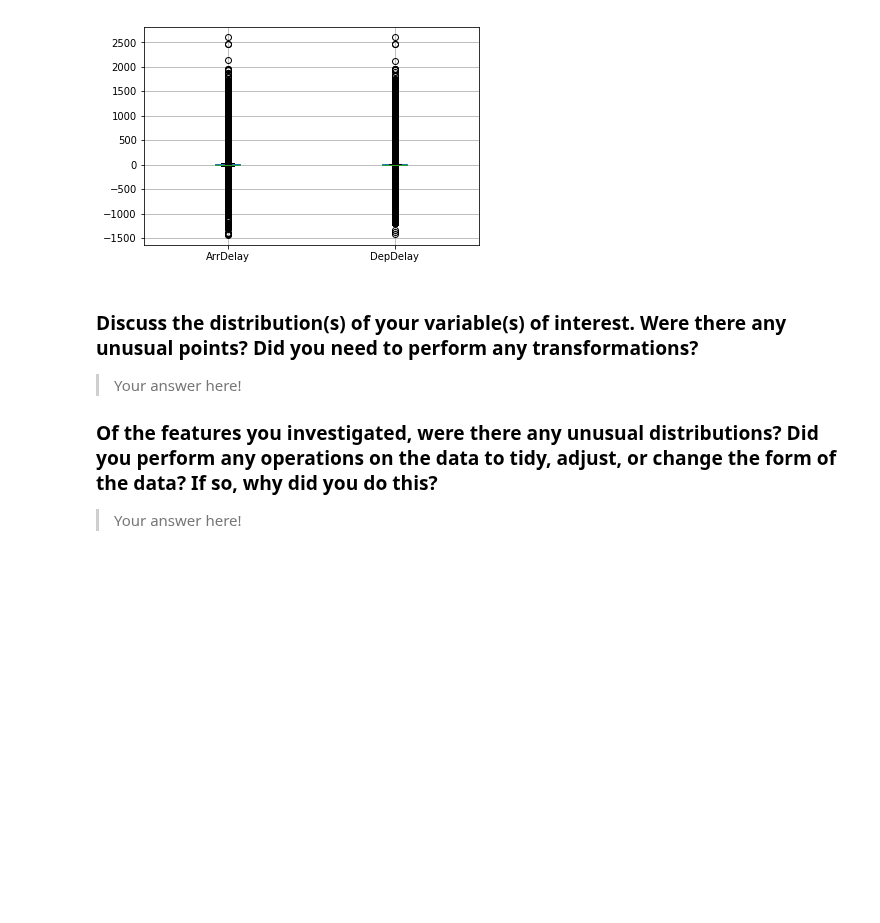
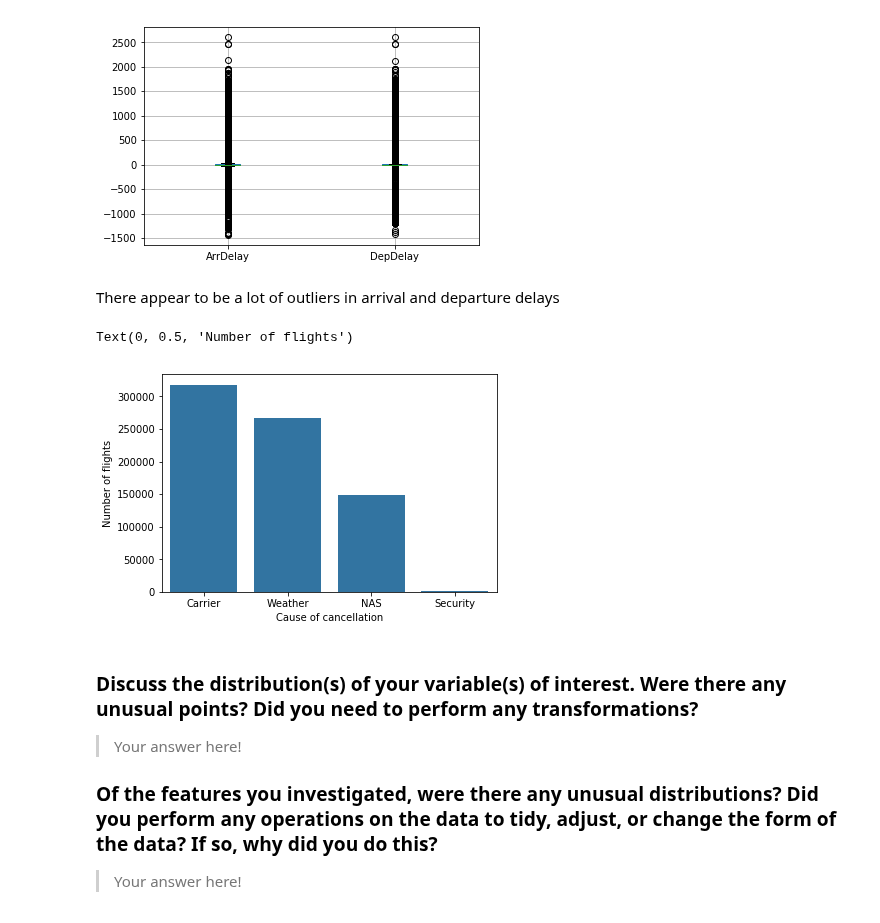
Before and after one commit to command7/exploratory_data_analysis, a Jupyter notebook: Analysis.ipynb, the cells around one changed output. Cells and saved outputs as stored; diff of their text form; code cells hidden in the pictures; blank space fills up the shorter version.

Commit message:
Feat: Add bar chart for causes of cancellations
Add a bar chart depicting number of flights cancelled for each cause

```diff
--- a/Analysis.ipynb
+++ b/Analysis.ipynb
@@ -125,6 +125,19 @@ flights_data[["ArrDelay", "DepDelay"]].boxplot()
 # %% [output]
 <matplotlib.axes._subplots.AxesSubplot at 0x...>
 [figure]
+# %% [markdown]
+There appear to be a lot of outliers in arrival and departure delays
+# %%
+cancel_order = flights_data.CancellationCode.value_counts().index
+sb.countplot(data=flights_data, x="CancellationCode", order=cancel_order, color=sb.color_palette()[0])
+cancel_xticks = np.arange(0,4,1)
+cancel_xticklabels = ["Carrier", "Weather", "NAS", "Security"]
+plt.xticks(cancel_xticks, cancel_xticklabels)
+plt.xlabel("Cause of cancellation")
+plt.ylabel("Number of flights")
+# %% [output]
+Text(0, 0.5, 'Number of flights')
+[figure, added]
 # %% [markdown]
 ### Discuss the distribution(s) of your variable(s) of interest. Were there any unusual points? Did you need to perform any transformations?
 
```
Also changed, not shown: parts of 1 cell of this notebook.
